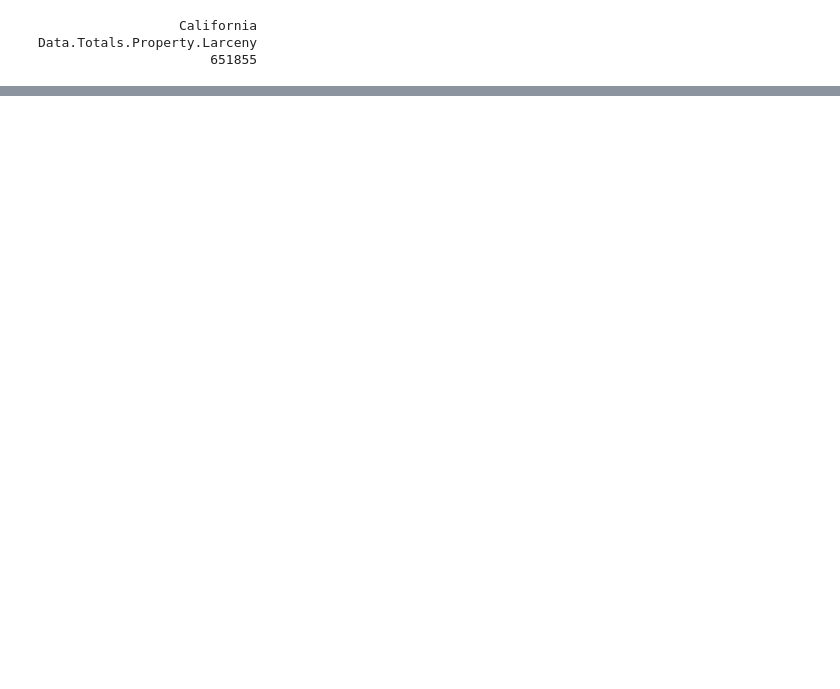
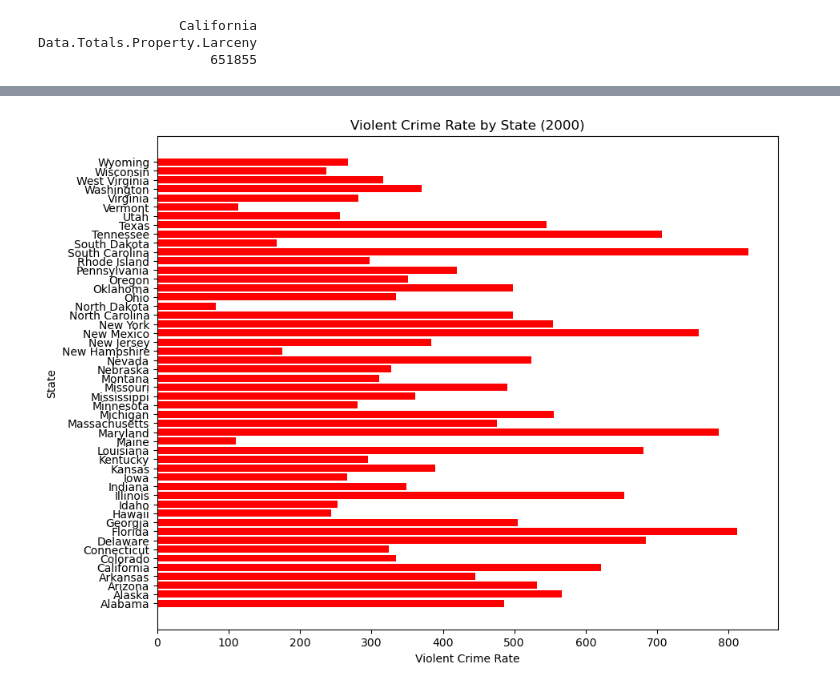
Before and after one commit to dfolland51020/cs130-project, a Jupyter notebook: analysis.ipynb, the cells around one changed output, grey strips where cells are left out. Saved outputs shown, nothing was run; the diff lists cells and outputs as text; code cells hidden in the pictures; blank space fills up the shorter version.

```diff
--- a/analysis.ipynb
+++ b/analysis.ipynb
@@ -167,0 +234,23 @@ Data.Totals.Property.Larceny
+# %%
+import matplotlib.pyplot as plt
+
+#defining what columns I want to use to compare
+plot_data = state_crime_2000[['State', 'Data.Rates.Violent.All']]
+
+#sort by violet rates
+plot_data = plot_data.sort_values('Data.Rates.Violent.All')
+
+#alphabetical order or states
+plot_data = plot_data.sort_values('State')
+
+#creating the bar graph with sizing that will need to be adjusted and I goolged how to change the color so there was a difference
+plt.figure(figsize=(10, 8))
+plt.barh(plot_data['State'], plot_data['Data.Rates.Violent.All'], color = 'red')
+
+plt.xlabel('Violent Crime Rate')
+plt.ylabel('State')
+plt.title('Violent Crime Rate by State (2000)')
+
+plt.show()
+# %% [output]
+[figure, added]
```
Also changed, not shown: parts of 5 cells of this notebook.
